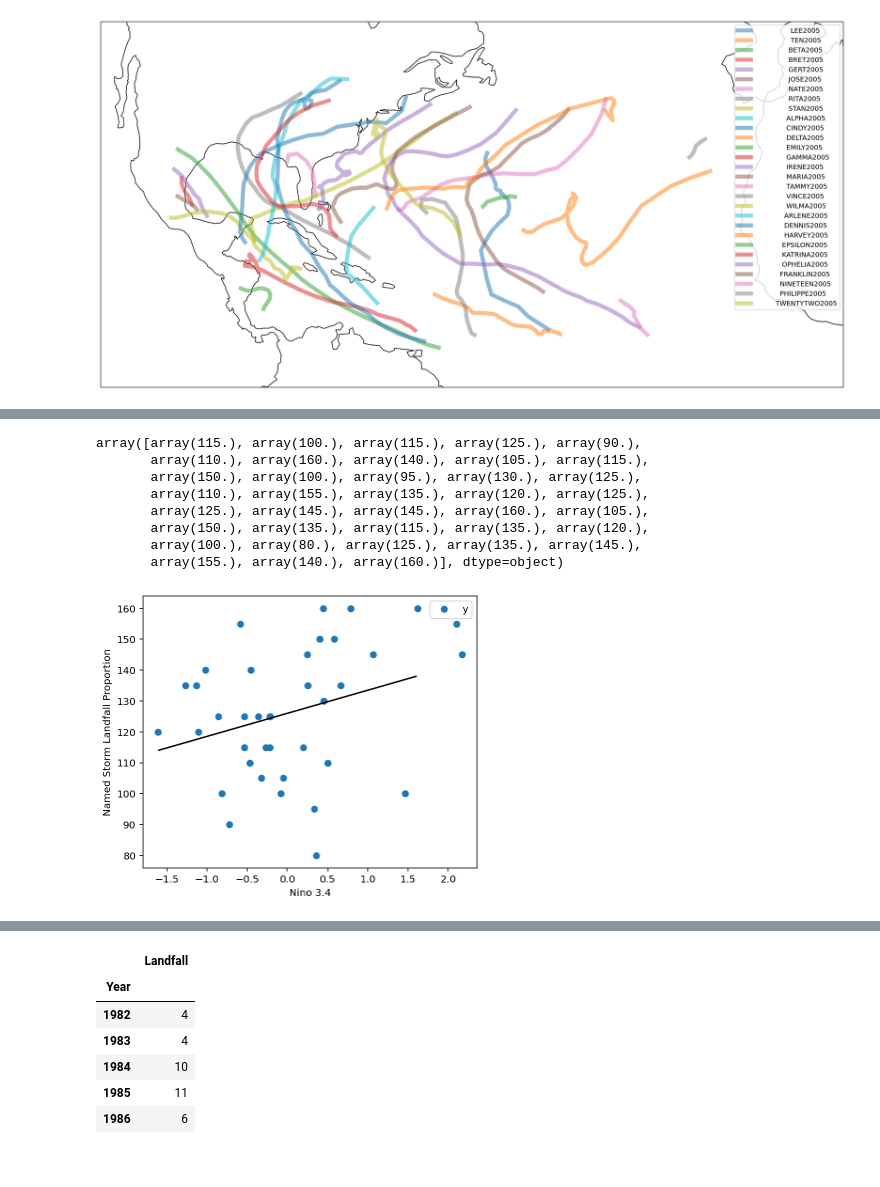
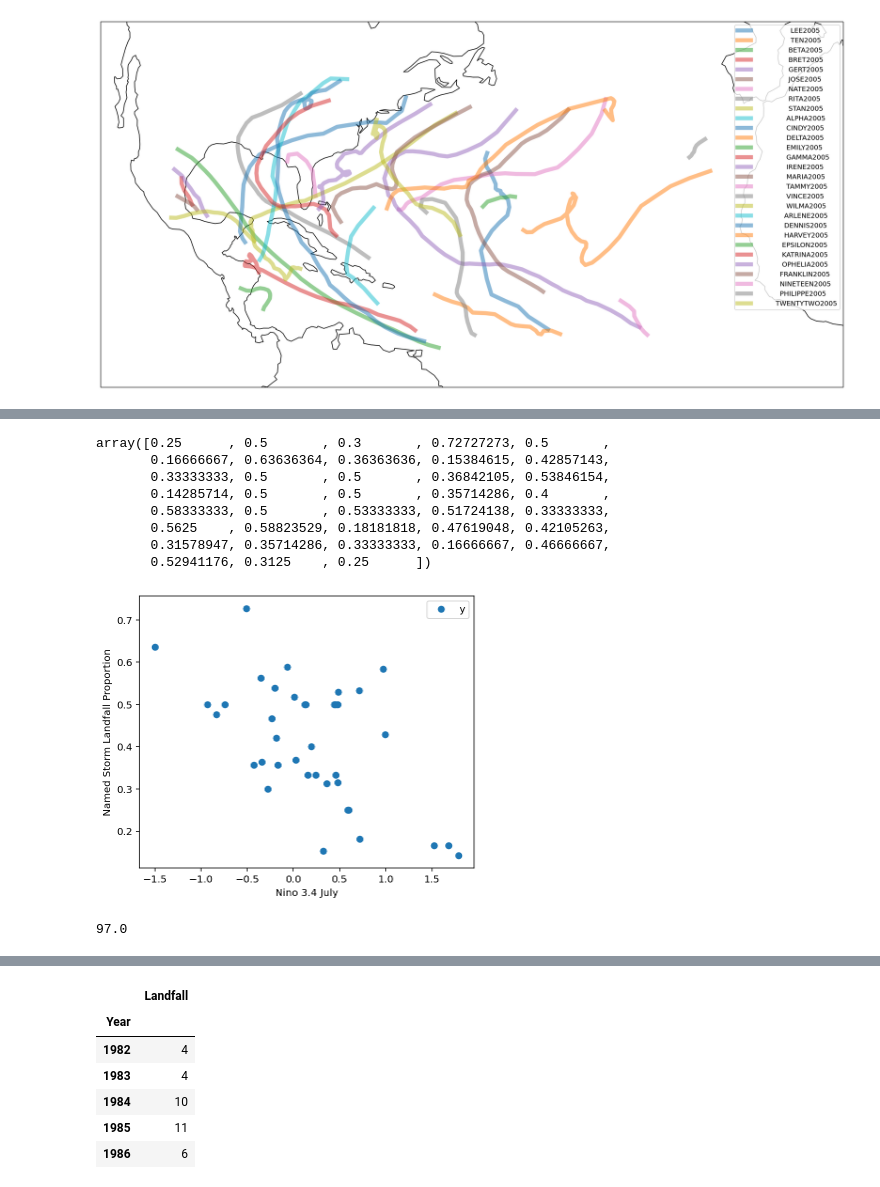
Before and after one commit to mdonahue263/apma4990-mad2311, a Jupyter notebook: workingWithData.ipynb, the cells around one changed output, grey strips where cells are left out. Cells and saved outputs as stored; diff of their text form; code cells hidden in the pictures.

```diff
--- a/workingWithData.ipynb
+++ b/workingWithData.ipynb
@@ -203,0 +241,27 @@ preds = n34_Sep[2:-2].values
+# %%
+n34 = xr.open_dataset('n34T.nc')
+n34 = n34-n34.mean('T')
+Jan = 1
+Feb = 2
+Mar = 3
+Apr = 4
+May = 5
+Jun = 6
+Jul = 7
+Aug = 8
+Sep = 9
+Oct = 10
+Nov = 11
+Dec = 12
+n34_Jan = n34.n34.where(n34['T'].dt.month == Jan, drop = True)
+n34_Feb = n34.n34.where(n34['T'].dt.month == Feb, drop = True)
+n34_Mar = n34.n34.where(n34['T'].dt.month == Mar, drop = True)
+n34_Apr = n34.n34.where(n34['T'].dt.month == Apr, drop = True)
+n34_May = n34.n34.where(n34['T'].dt.month == May, drop = True)
+n34_Jun = n34.n34.where(n34['T'].dt.month == Jun, drop = True)
+n34_Jul = n34.n34.where(n34['T'].dt.month == Jul, drop = True)
+n34_Aug = n34.n34.where(n34['T'].dt.month == Aug, drop = True)
+n34_Sep = n34.n34.where(n34['T'].dt.month == Sep, drop = True)
+n34_Oct = n34.n34.where(n34['T'].dt.month == Oct, drop = True)
+n34_Nov = n34.n34.where(n34['T'].dt.month == Nov, drop = True)
+n34_Dec = n34.n34.where(n34['T'].dt.month == Dec, drop = True)
@@ -203,0 +295,3 @@ preds = n34_Sep[2:-2].values
+# %%
+#Choose predictor
+preds = n34_Jul[2:-1]
@@ -204,9 +339,11 @@ preds = n34_Sep[2:-2].values
 # %%
 from numpy.linalg import inv
 
+
+
 N = len(preds)
 
-y = resF['MaxSpeed'].values
+y = resF['Prop'].values
 
 Nx = len(preds)
 X = np.empty((Nx,2))
@@ -218,28 +355,33 @@ beta = inv(X.T@X)@X.T@y
 yhat = X@beta
 y
 # %% [output]
-array([array(115.), array(100.), array(115.), array(125.), array(90.),
-       array(110.), array(160.), array(140.), array(105.), array(115.),
-       array(150.), array(100.), array(95.), array(130.), array(125.),
-       array(110.), array(155.), array(135.), array(120.), array(125.),
-       array(125.), array(145.), array(145.), array(160.), array(105.),
-       array(150.), array(135.), array(115.), array(135.), array(120.),
-       array(100.), array(80.), array(125.), array(135.), array(145.),
-       array(155.), array(140.), array(160.)], dtype=object)
+array([0.25      , 0.5       , 0.3       , 0.72727273, 0.5       ,
+       0.16666667, 0.63636364, 0.36363636, 0.15384615, 0.42857143,
+       0.33333333, 0.5       , 0.5       , 0.36842105, 0.53846154,
+       0.14285714, 0.5       , 0.5       , 0.35714286, 0.4       ,
+       0.58333333, 0.5       , 0.53333333, 0.51724138, 0.33333333,
+       0.5625    , 0.58823529, 0.18181818, 0.47619048, 0.42105263,
+       0.31578947, 0.35714286, 0.33333333, 0.16666667, 0.46666667,
+       0.52941176, 0.3125    , 0.25      ])
 # %%
 ig, ax = plt.subplots(figsize=(6, 5))
 ax.plot(preds, y, 'o', label = 'y');
 # ax.plot(preds, yhat, 'o', label = 'yhat');
 
-ax.set_xlabel('Nino 3.4')
+ax.set_xlabel('Nino 3.4 July')
 ax.set_ylabel('Named Storm Landfall Proportion');
 
-x_line = np.linspace(-1.6, 1.6)
-ax.plot(x_line, beta[1]*x_line + beta[0], color = 'k');
+x_line = np.linspace(-0.5, 1.6)
+# ax.plot(x_line, beta[1]*x_line + beta[0], color = 'k');
 
 # for ii in range(0, N - 1):
 #     ax.plot(preds[ii]*np.array([1,1]), np.array([yhat[ii], y[ii]]), color = 'k')
 # ax.plot(preds[ii]*np.array([1,1]), np.array([yhat[ii], y[ii]]), color = 'k', label = 'residuals')
 ax.legend();
 # %% [output]
-[figure, old version]
+[figure, new version]
+# %%
+ran = y.max()-y.min()
+ran
+# %% [output]
+97.0
```
Also changed, not shown: parts of 9 cells of this notebook, 1 other file.
